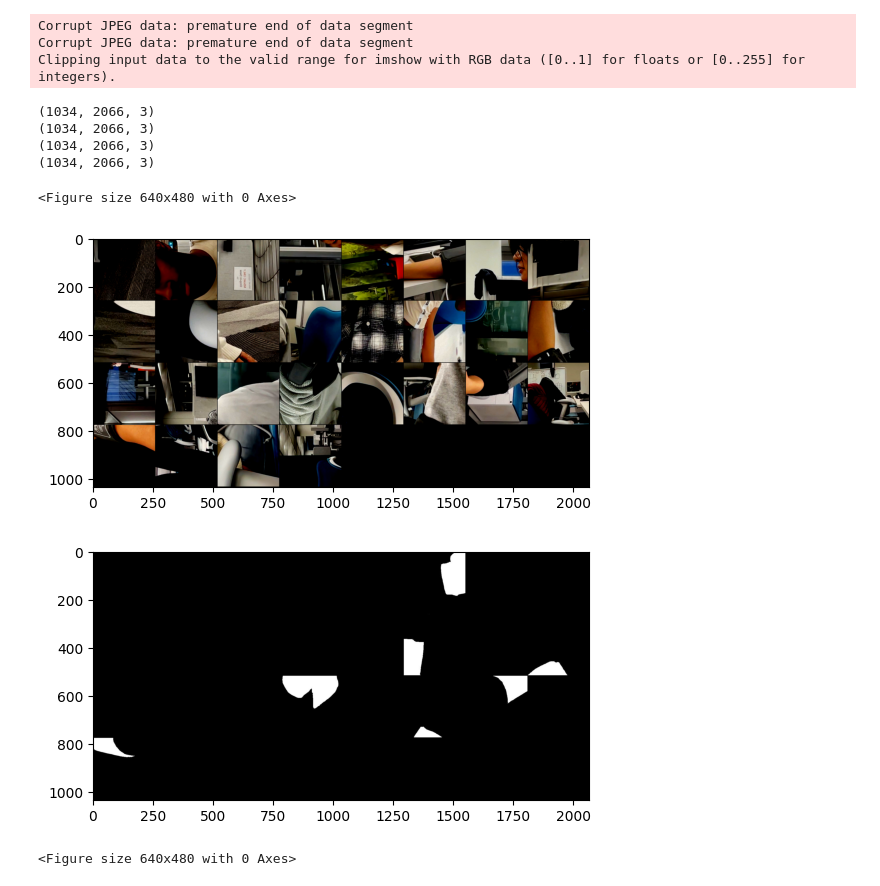
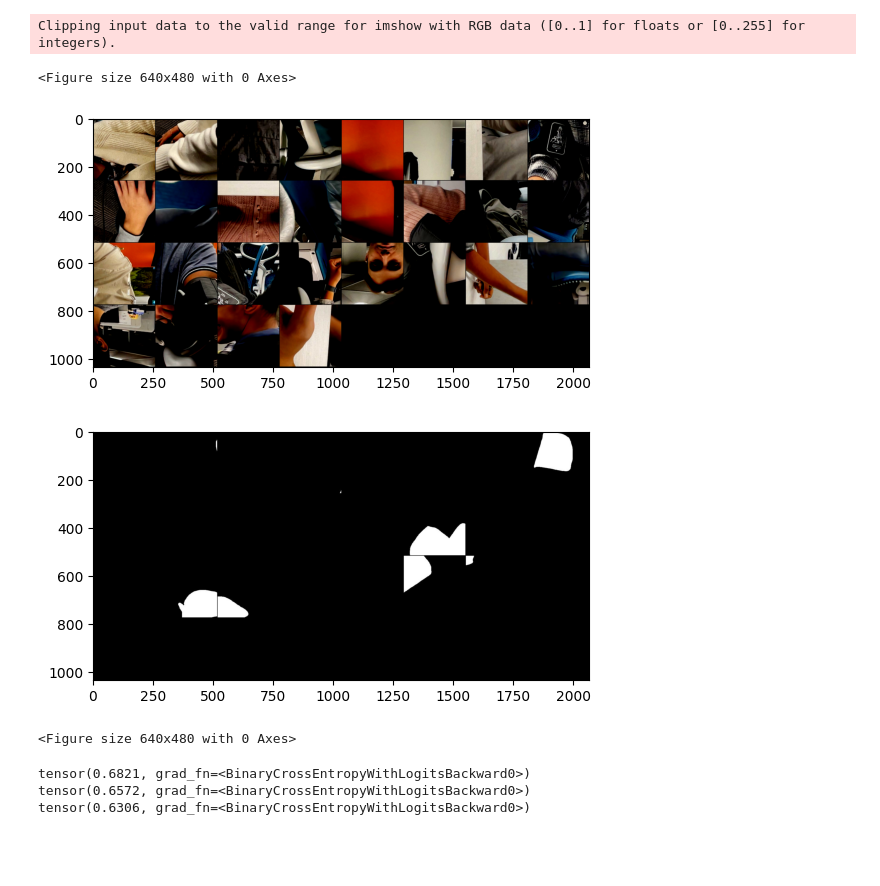
Before and after one commit to steven9909/mobile_health_segmentation, a Jupyter notebook: load_data.ipynb, the cells around one changed output. Saved outputs shown, nothing was run; the diff lists cells and outputs as text; code cells hidden in the pictures; blank space fills up the shorter version.

Commit message:
add train and dataset py

```diff
--- a/load_data.ipynb
+++ b/load_data.ipynb
@@ -33,8 +35,8 @@ class CuffDataset(Dataset):
         return len(self.df)
 
     def __getitem__(self, idx):
-        image = cv2.imread(self.df.iloc[idx, 0]) / 255
-        mask = cv2.imread(self.df.iloc[idx, 1], 0) / 255
+        image = np.array(Image.open(self.df.iloc[idx, 0]), dtype=np.float32) / 255
+        mask = np.array(Image.open(self.df.iloc[idx, 1]), dtype=np.float32) / 255
 
         augmented = self.transforms(image=image, mask=mask)
         image = augmented["image"]  # Dimension (3, 255, 255)
@@ -75,30 +74,42 @@ val_dataloader = DataLoader(val_dataset, batch_size=8, shuffle=False)
 # %%
 def imshow(img):
     npimg = np.float32(img)
     npimg = np.transpose(npimg, (1, 2, 0))
-    print(npimg.shape)
-    npimg = cv2.cvtColor(npimg, cv2.COLOR_BGR2RGB)
-    print(npimg.shape)
     plt.imshow(npimg, vmin=0, vmax=1)
 
 
 dataiter = iter(train_dataloader)
 images, masks = next(dataiter)
 
 # show images
 imshow(torchvision.utils.make_grid(images))
 plt.figure()
 imshow(torchvision.utils.make_grid(masks))
 plt.figure()
 # %% [output]
-Corrupt JPEG data: premature end of data segment
-Corrupt JPEG data: premature end of data segment
 Clipping input data to the valid range for imshow with RGB data ([0..1] for floats or [0..255] for integers).
-(1034, 2066, 3)
-(1034, 2066, 3)
-(1034, 2066, 3)
-(1034, 2066, 3)
+<Figure size 640x480 with 0 Axes>
-<Figure size 640x480 with 0 Axes>
-[figure, old version]
+[figure, new version]
-[figure, old version]
+[figure, new version]
-<Figure size 640x480 with 0 Axes>
+<Figure size 640x480 with 0 Axes>
+# %%
+from model import UNet
+
+model = UNet(3, 1)
+optim = torch.optim.Adam(model.parameters())
+loss_fn = torch.nn.BCEWithLogitsLoss()
+
+max_epochs = 4
+
+for epoch in range(max_epochs):
+    for data, mask in train_dataloader:
+        optim.zero_grad()
+        output = model(data)
+        loss = loss_fn(output, mask)
+        print(loss)
+        loss.backward()
+        optim.step()
+# %% [output]
+tensor(0.6821, grad_fn=<BinaryCrossEntropyWithLogitsBackward0>)
+tensor(0.6572, grad_fn=<BinaryCrossEntropyWithLogitsBackward0>)
+tensor(0.6306, grad_fn=<BinaryCrossEntropyWithLogitsBackward0>)
```
Also changed, not shown: parts of 2 cells of this notebook, 3 other files.
